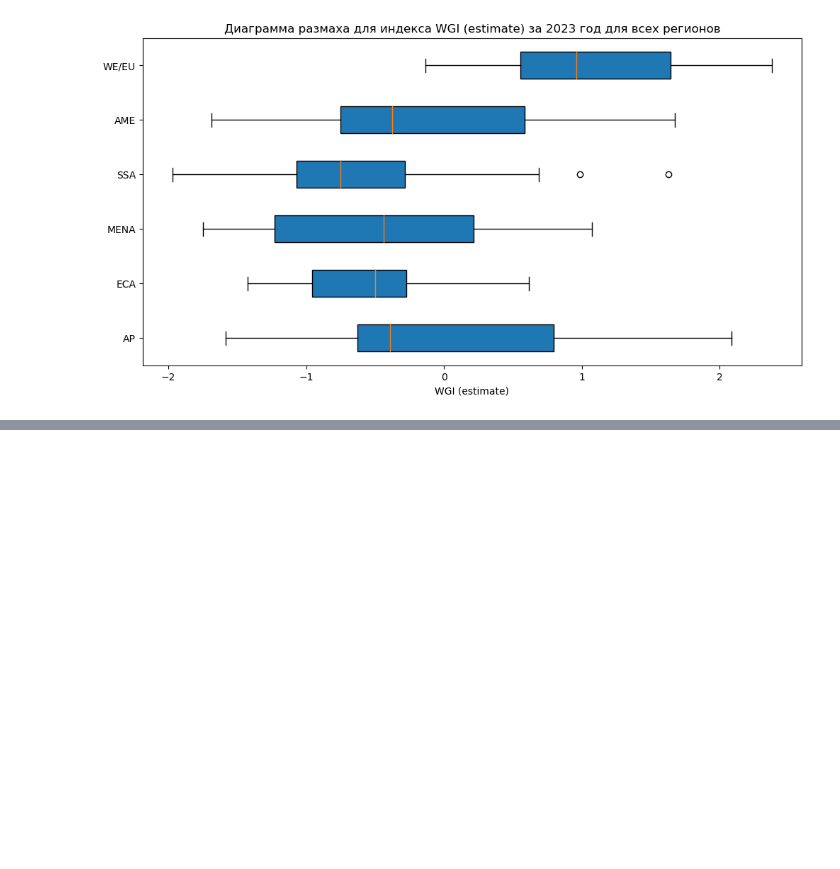
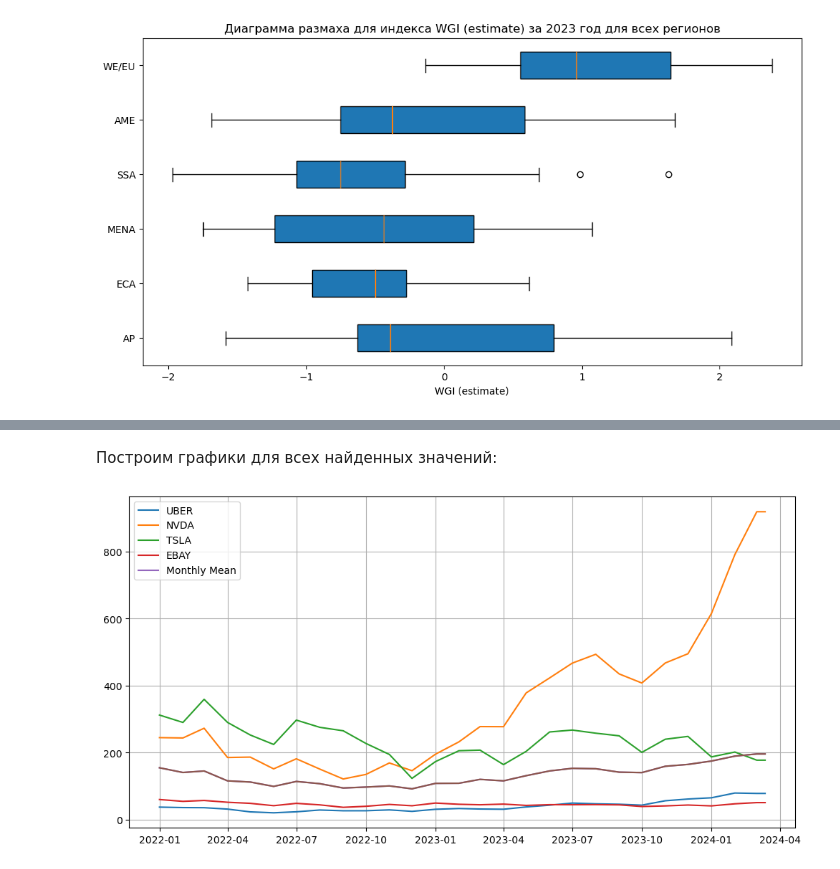
Before and after one commit to SARWX/mlmethods, a Jupyter notebook: task1.ipynb, the cells around one changed output, grey strips where cells are left out. Drawn from its saved outputs; the diff is of its cells as text; code cells hidden in the pictures; blank space fills up the shorter version.

```diff
--- a/task1.ipynb
+++ b/task1.ipynb
@@ -320,0 +462,19 @@ plt.show()
+# %%
+# Рассчитываем среднюю цену акций для каждого месяца
+# monthly_mean = df_combined.resample('M').mean()
+monthly_mean = df_combined.mean(axis=1)  # axis=1 — среднее по столбцам в каждой строке
+# %% [markdown]
+Построим графики для всех найденных значений:
+# %%
+# Добавляем среднее по всем акциям (если ещё не добавлено)
+# df_combined['monthly_mean'] = df_combined.mean(axis=1)
+
+# Рисуем всё на одном графике
+plt.figure(figsize=(12, 6))
+plt.plot(df_combined[["UBER", max_corr_stock, min_corr_stock, none_corr_stock, "monthly_mean"]])
+plt.plot(monthly_mean)
+plt.legend(["UBER", max_corr_stock, min_corr_stock, none_corr_stock, "Monthly Mean"])
+plt.grid(True)
+plt.show()
+# %% [output]
+[figure, added]
```
Also changed, not shown: parts of 16 cells of this notebook, 25 other files.
